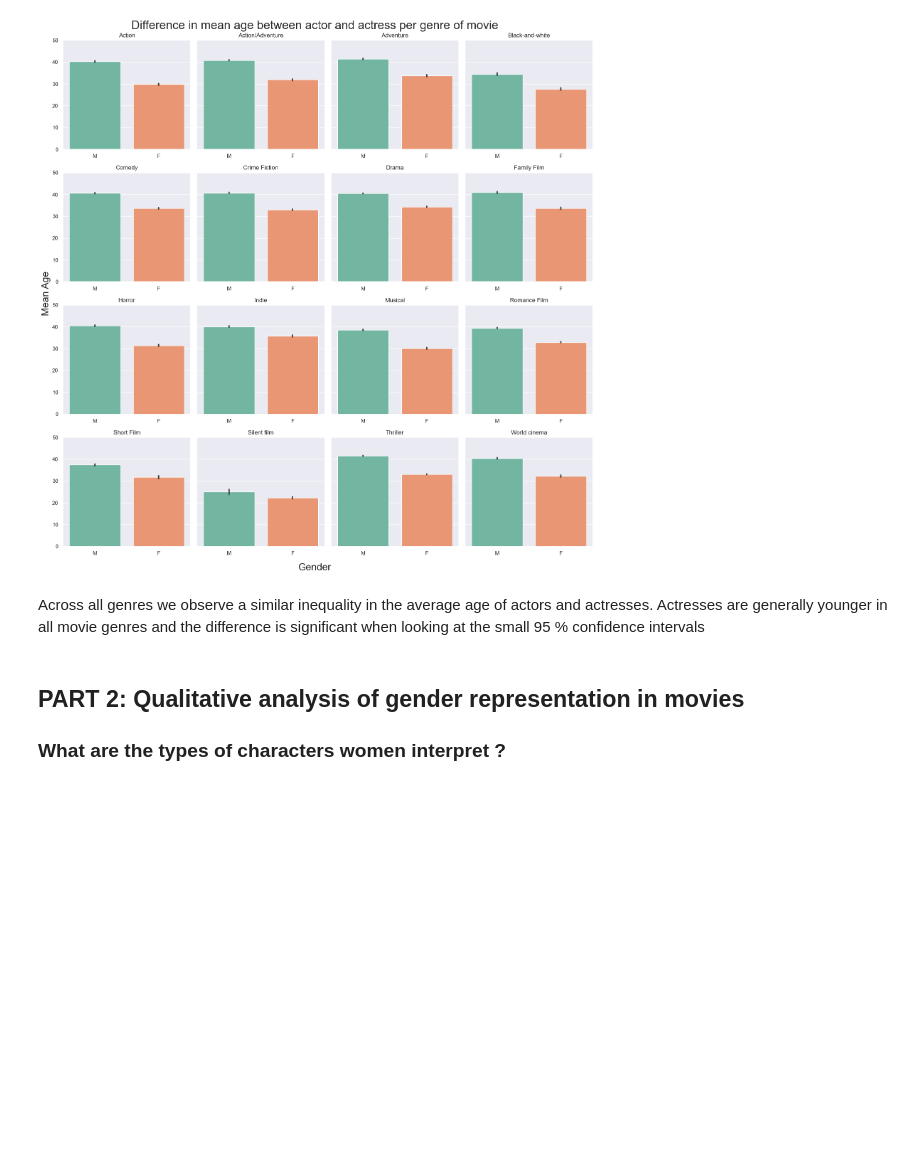
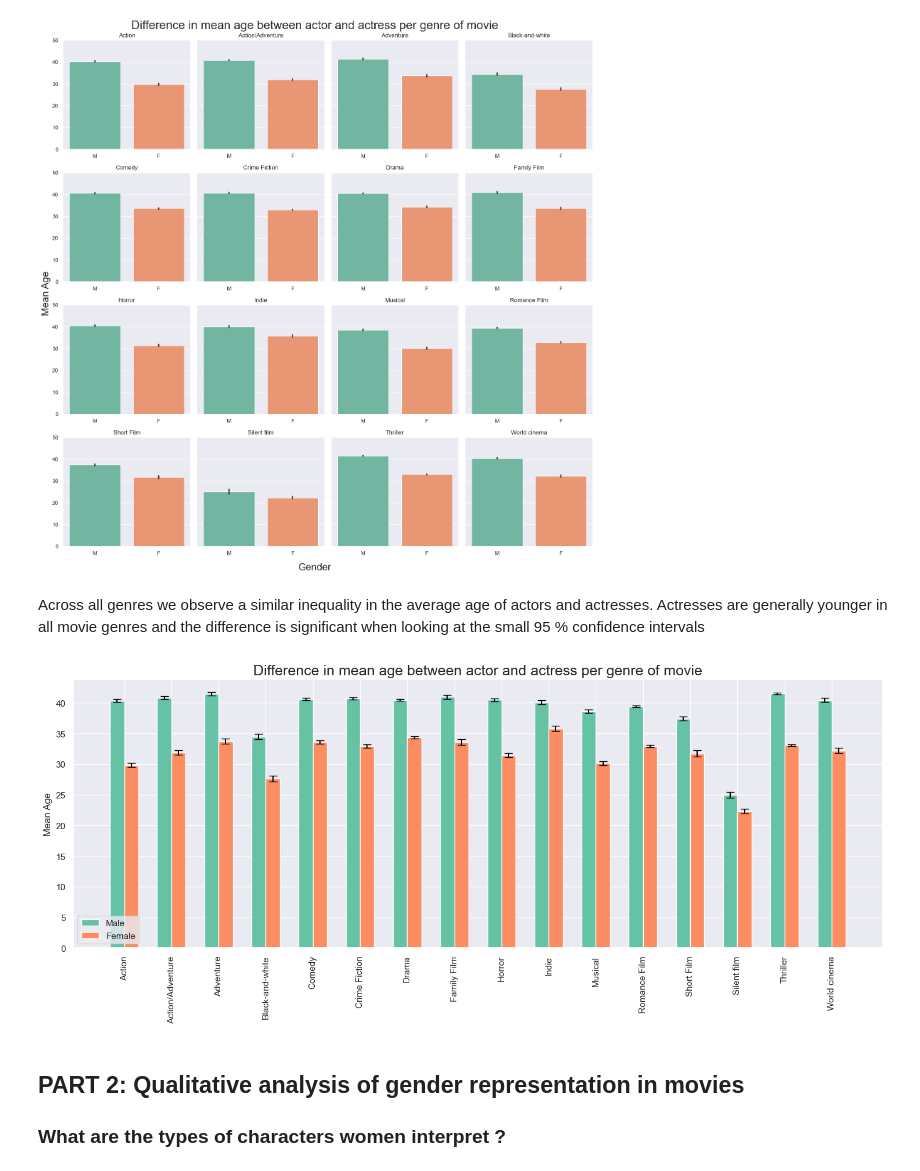
Before and after one commit to epfl-ada/ada-2023-project-teamcajare2023, a Jupyter notebook: P2.ipynb, the cells around one changed output. Drawn from its saved outputs; the diff is of its cells as text; code cells hidden in the pictures; blank space fills up the shorter version.

```diff
--- a/P2.ipynb
+++ b/P2.ipynb
@@ -1492,8 +1485,47 @@ plt.tight_layout()
 plt.show()
 # %% [output]
 [figure]
-# %% [markdown]
-Across all genres we observe a similar inequality in the average age of actors and actresses. Actresses are generally younger in all movie genres and the difference is significant when looking at the small 95 % confidence intervals
+# %% [markdown]
+Across all genres we observe a similar inequality in the average age of actors and actresses. Actresses are generally younger in all movie genres and the difference is significant when looking at the small 95 % confidence intervals
+# %%
+#(AR): Autre proposition pour le plot, au lieu d'avoir 16 subplots
+
+cmu_by_genre = cmu_16_genre.groupby('MovieGenre')
+
+N = len(cmu_by_genre.groups.keys()) # Number of main genre of movies
+ind = np.arange(N)
+width = 0.3
+
+mean_ages_M, mean_ages_F, movie_genres = [], [], []
+for genre in cmu_by_genre.groups.keys():
+    # Compute the mean age for actor and actresses for each movie genre
+    mean_age_M_genre = np.mean(cmu_by_genre.get_group(genre)[cmu_by_genre.get_group(genre)['Gender']=='M']['Age'])
+    mean_age_F_genre = np.mean(cmu_by_genre.get_group(genre)[cmu_by_genre.get_group(genre)['Gender']=='F']['Age'])
+
+    mean_ages_M.append(mean_age_M_genre)
+    mean_ages_F.append(mean_age_F_genre)
+    movie_genres.append(genre)
+
+# Calculate the standard error of the mean for each movie genre
+serr_ages_M = [np.std(cmu_by_genre.get_group(genre)[cmu_by_genre.get_group(genre)['Gender'] == 'M']['Age']) /
+              np.sqrt(len(cmu_by_genre.get_group(genre)[cmu_by_genre.get_group(genre)['Gender'] == 'M'])) for genre in cmu_by_genre.groups.keys()]
+
+serr_ages_F = [np.std(cmu_by_genre.get_group(genre)[cmu_by_genre.get_group(genre)['Gender'] == 'F']['Age']) /
+              np.sqrt(len(cmu_by_genre.get_group(genre)[cmu_by_genre.get_group(genre)['Gender'] == 'F'])) for genre in cmu_by_genre.groups.keys()]
+
+plt.figure(figsize=(18,6))
+
+plt.bar(ind, mean_ages_M , width, label='Male', yerr=1.96*np.array(serr_ages_M), capsize=5)
+plt.bar(ind + width, mean_ages_F, width, label='Female', yerr=1.96*np.array(serr_ages_F), capsize=5)
+
+plt.ylabel('Mean Age')
+plt.title('Difference in mean age between actors and actresses per genre of movie', fontsize=18)
+plt.xticks(ind + width / 2, movie_genres, rotation=90)
+plt.legend(loc='best')
+
+plt.show()
+# %% [output]
+[figure, added]
 # %% [markdown]
 ## PART 2: Qualitative analysis of gender representation in movies <a id="part2.2"></a>
 
```
Also changed, not shown: parts of 41 cells of this notebook.
